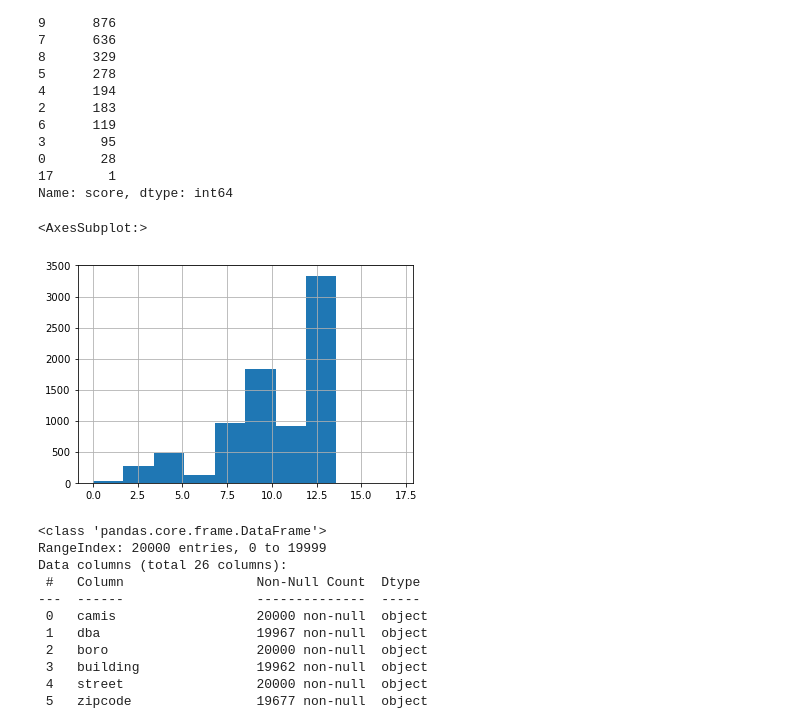
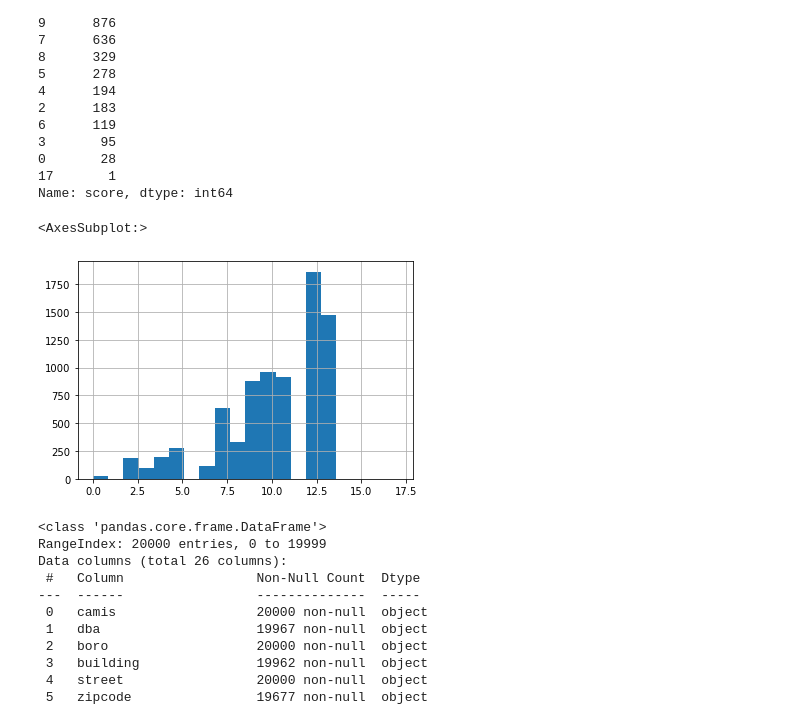
Before and after one commit to CBanalyst10/NYCrestaurantsAnalysis, a Jupyter notebook: a02_DOHMH_RestaurantRatingAnalysis.ipynb, the cells around one changed output. Cells and saved outputs as stored; diff of their text form; code cells hidden in the pictures.

```diff
--- a/a02_DOHMH_RestaurantRatingAnalysis.ipynb
+++ b/a02_DOHMH_RestaurantRatingAnalysis.ipynb
@@ -532,10 +532,10 @@ restdata[restdata['grade']=='A']['score'].value_counts()
 17       1
 Name: score, dtype: int64
 # %%
-restdata[restdata['grade']=='A']['score'].astype(int).sort_values().hist()
+restdata[restdata['grade']=='A']['score'].astype(int).sort_values().hist(bins = 20)
 # %% [output]
 <AxesSubplot:>
-[figure, old version]
+[figure, new version]
 # %%
 restdata.info()
 # %% [output]
```
Also changed, not shown: parts of 27 cells of this notebook.
